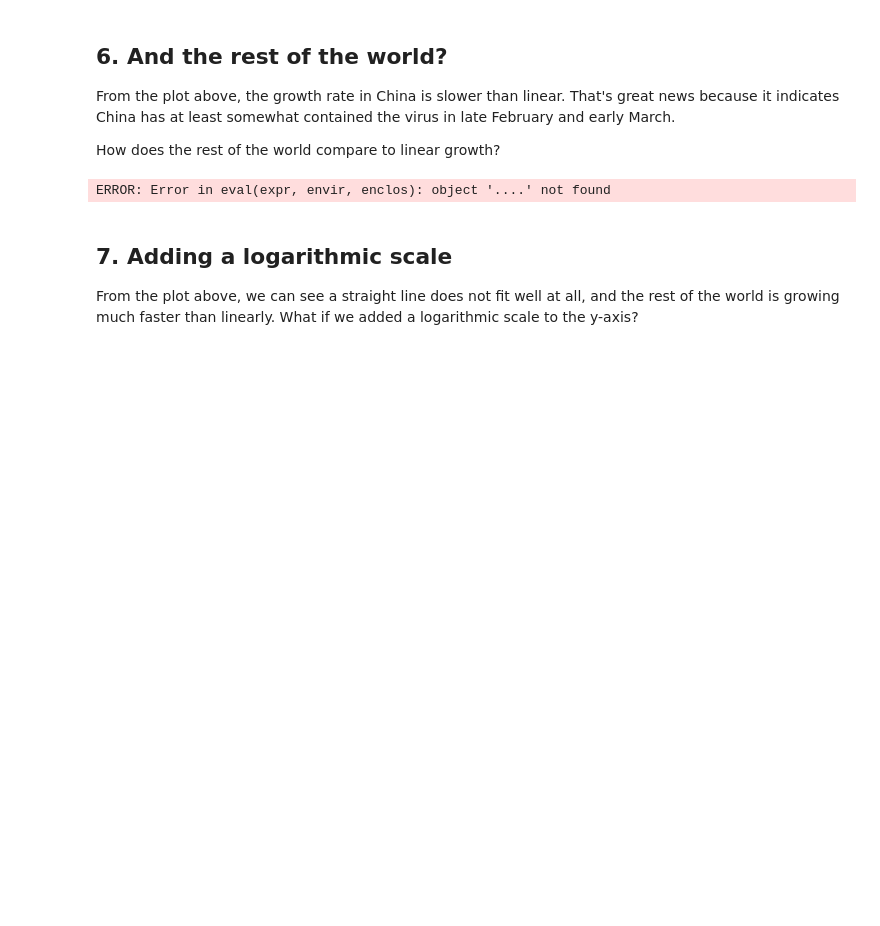
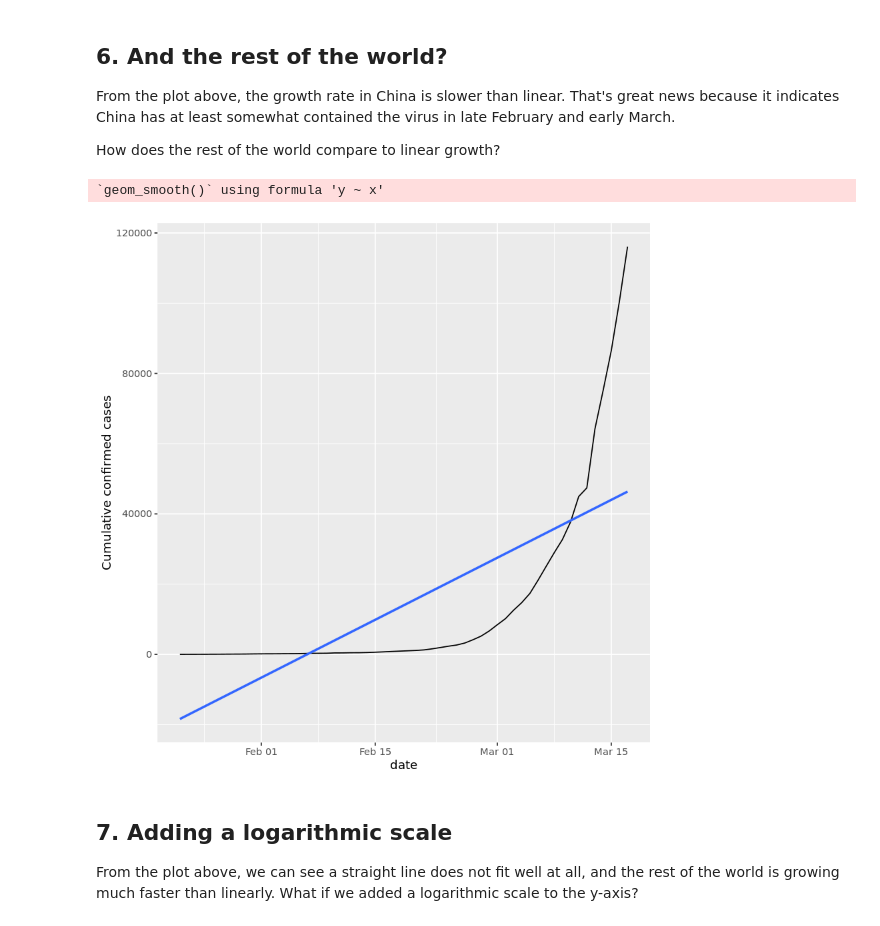
Before and after one commit to hsche000/DataCamp-Projects, a Jupyter notebook: Visualizing COVID-19/notebook.ipynb, the cells around one changed output. Drawn from its saved outputs; the diff is of its cells as text; code cells hidden in the pictures; blank space fills up the shorter version.

```diff
--- a/Visualizing COVID-19/notebook.ipynb
+++ b/Visualizing COVID-19/notebook.ipynb
@@ -134,19 +134,21 @@ ggplot(china_after_feb15, aes(x = date, y = cum_cases)) +
 <p>How does the rest of the world compare to linear growth?</p>
 # %%
 # Filter confirmed_cases_china_vs_world for not China
-not_china <- ....
+not_china <- confirmed_cases_china_vs_world %>%
+  filter(is_china == "Not China")
 
 # Using not_china, draw a line plot cum_cases vs. date
 # Add a smooth trend line using linear regression, no error bars
-plt_not_china_trend_lin <- ..... +
-  .... +
-  .... +
+plt_not_china_trend_lin <- ggplot(not_china, aes(x = date, y = cum_cases)) +
+  geom_line() +
+  geom_smooth(method = "lm", se = FALSE) +
   ylab("Cumulative confirmed cases")
 
 # See the result
 plt_not_china_trend_lin
 # %% [output]
-ERROR: Error in eval(expr, envir, enclos): object '....' not found
+`geom_smooth()` using formula 'y ~ x'
+[figure, added]
 # %% [markdown]
 ## 7. Adding a logarithmic scale
 <p>From the plot above, we can see a straight line does not fit well at all, and the rest of the world is growing much faster than linearly. What if we added a logarithmic scale to the y-axis?</p>
```
Also changed, not shown: parts of 3 cells of this notebook.
